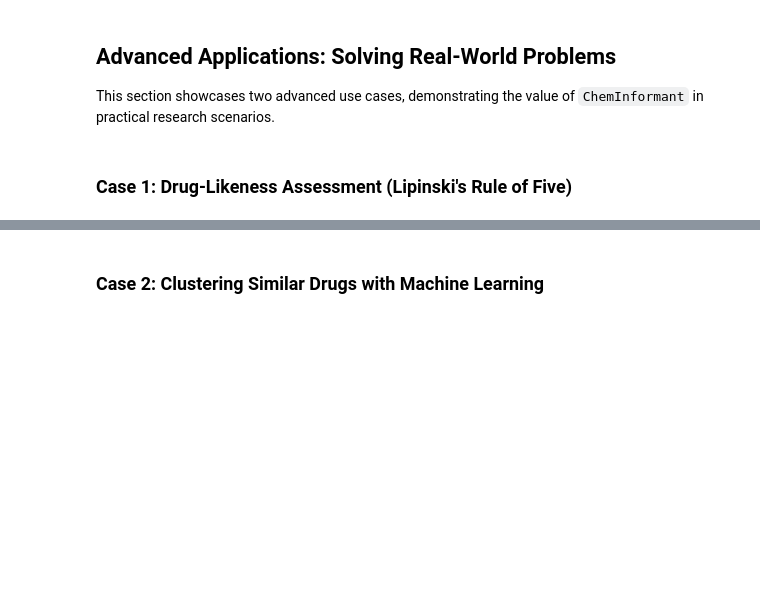
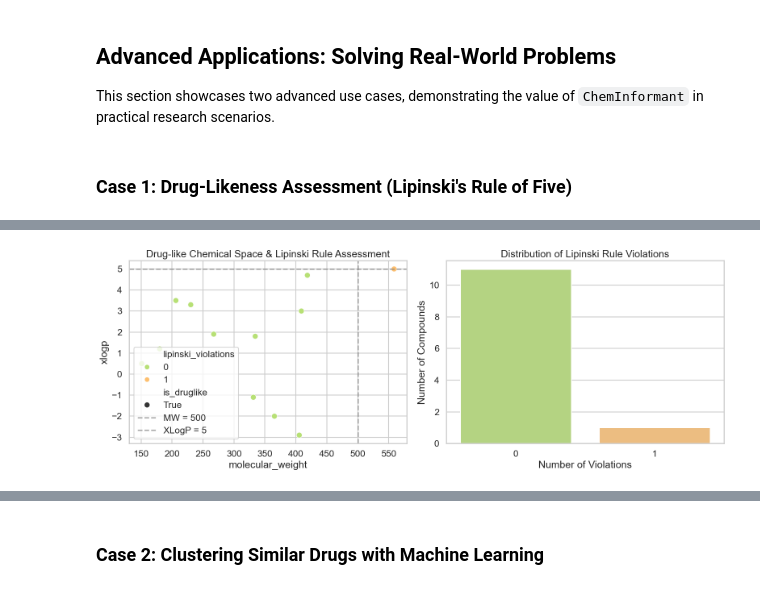
Before and after one commit to HzaCode/ChemInformant, a Jupyter notebook: examples/ChemInformant_User_Manual_v1.0.ipynb, the cells around one changed output, grey strips where cells are left out. Drawn from its saved outputs; the diff is of its cells as text; code cells hidden in the pictures; blank space fills up the shorter version.

```diff
--- a/examples/ChemInformant_User_Manual_v1.0.ipynb
+++ b/examples/ChemInformant_User_Manual_v1.0.ipynb
@@ -157,22 +360,70 @@ plt.show()
 This section showcases two advanced use cases, demonstrating the value of `ChemInformant` in practical research scenarios.
 # %% [markdown]
 ### Case 1: Drug-Likeness Assessment (Lipinski's Rule of Five)
-# %%
-# A simple function to check Lipinski's Rule (MW <= 500, LogP <= 5)
-def check_lipinski(df):
-    df['is_druglike'] = (df['molecular_weight'] <= 500) & (df['xlogp'] <= 5)
-    return df
-
-analysis_df = check_lipinski(analysis_df)
-print(f"Drug-likeness analysis result: {analysis_df['is_druglike'].sum()}/{len(analysis_df)} compounds passed the rule.")
-
-# Visualize the results
-plt.figure(figsize=(10, 8))
-sns.scatterplot(data=analysis_df, x='molecular_weight', y='xlogp',
-                hue='is_druglike', style='is_druglike',
-                s=150, palette={True: 'green', False: 'red'})
-plt.axvline(x=500, color='grey', linestyle='--', label='MW = 500')
-plt.axhline(y=5, color='grey', linestyle='--', label='XLogP = 5')
-plt.title('Drug-like Chemical Space & Lipinski Rule Assessment')
-plt.legend()
-plt.show()
+# %%
+# Enhanced Lipinski's Rule of Five assessment using available core properties
+def check_lipinski_comprehensive(df):
+    """
+    Check Lipinski's Rule of Five using the comprehensive data we now have:
+    - MW <= 500 Da
+    - LogP <= 5
+    - HBD <= 5 (Hydrogen bond donors)
+    - HBA <= 10 (Hydrogen bond acceptors, we'll use available data)
+    - Optional: TPSA <= 140 Ų (for better drug-likeness prediction)
+    """
+    # Core Lipinski rules
+    mw_pass = df['molecular_weight'] <= 500
+    logp_pass = df['xlogp'] <= 5
+    hbd_pass = df['h_bond_donor_count'] <= 5
+
+    # Try to use HBA if available
+    if 'h_bond_acceptor_count' in df.columns:
+        hba_pass = pd.to_numeric(df['h_bond_acceptor_count'], errors='coerce') <= 10
+        df['lipinski_violations'] = (~mw_pass).astype(int) + (~logp_pass).astype(int) + (~hbd_pass).astype(int) + (~hba_pass).astype(int)
+        df['is_druglike'] = df['lipinski_violations'] <= 1  # Allow 1 violation
+    else:
+        df['lipinski_violations'] = (~mw_pass).astype(int) + (~logp_pass).astype(int) + (~hbd_pass).astype(int)
+        df['is_druglike'] = df['lipinski_violations'] == 0  # No violations for partial rule
+
+    # Additional TPSA check if available
+    if 'tpsa' in df.columns:
+        tpsa_pass = df['tpsa'] <= 140
+        df['has_good_tpsa'] = tpsa_pass
+
+    return df
+
+analysis_df = check_lipinski_comprehensive(analysis_df)
+
+print(f"🧬 Comprehensive Drug-likeness Analysis Results:")
+print(f"   ✅ Drug-like compounds: {analysis_df['is_druglike'].sum()}/{len(analysis_df)}")
+print(f"   📊 Average violations: {analysis_df['lipinski_violations'].mean():.1f}")
+
+if 'has_good_tpsa' in analysis_df.columns:
+    print(f"   🎯 Good TPSA (≤140): {analysis_df['has_good_tpsa'].sum()}/{len(analysis_df)}")
+
+# Enhanced visualization with violation counts
+fig, (ax1, ax2) = plt.subplots(1, 2, figsize=(16, 6))
+
+# Main drug-likeness plot
+sns.scatterplot(data=analysis_df, x='molecular_weight', y='xlogp',
+                hue='lipinski_violations', size='is_druglike',
+                sizes=(100, 200), palette='RdYlGn_r', ax=ax1)
+ax1.axvline(x=500, color='grey', linestyle='--', alpha=0.7, label='MW = 500')
+ax1.axhline(y=5, color='grey', linestyle='--', alpha=0.7, label='XLogP = 5')
+ax1.set_title('Drug-like Chemical Space & Lipinski Rule Assessment')
+ax1.legend()
+
+# Violation distribution
+violation_counts = analysis_df['lipinski_violations'].value_counts().sort_index()
+sns.barplot(x=violation_counts.index, y=violation_counts.values,
+           hue=violation_counts.index, palette='RdYlGn_r', ax=ax2, legend=False)
+ax2.set_title('Distribution of Lipinski Rule Violations')
+ax2.set_xlabel('Number of Violations')
+ax2.set_ylabel('Number of Compounds')
+
+plt.tight_layout()
+plt.show()
+
+print("✅ Enhanced drug-likeness assessment complete!")
+print("💡 Green dots = drug-like, larger dots = passed overall assessment")
+# %% [output]
@@ -178,0 +434 @@ plt.show()
+[figure, added]
```
Also changed, not shown: parts of 19 cells of this notebook, 22 other files.
